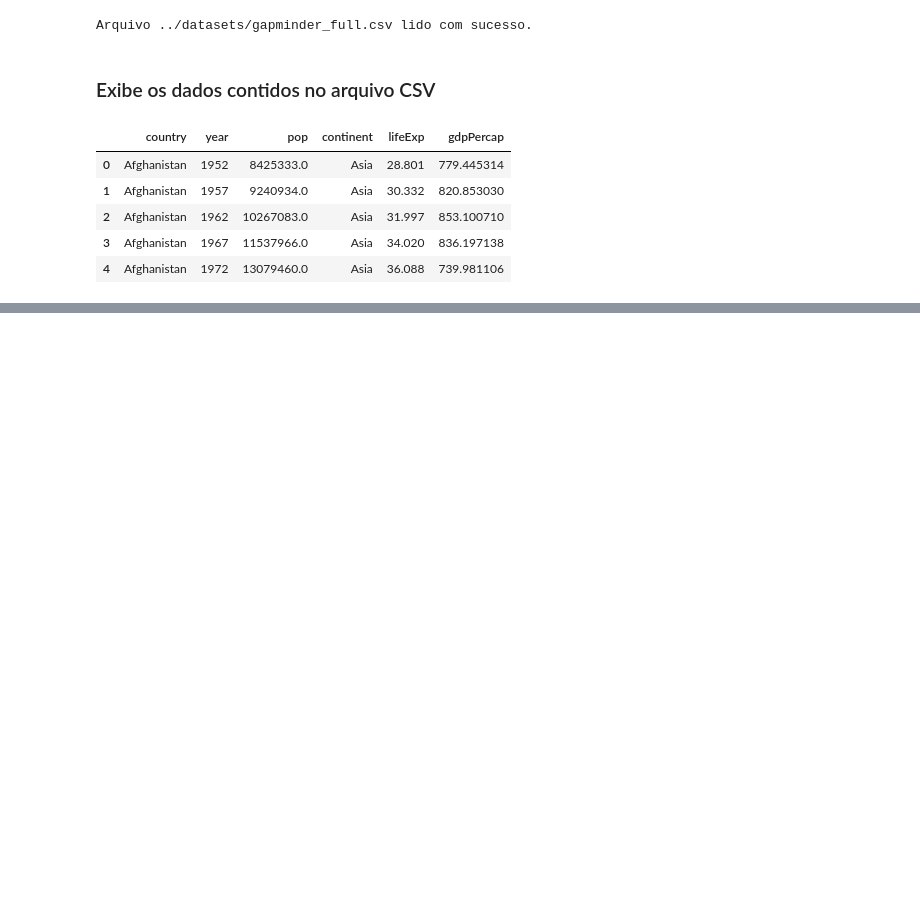
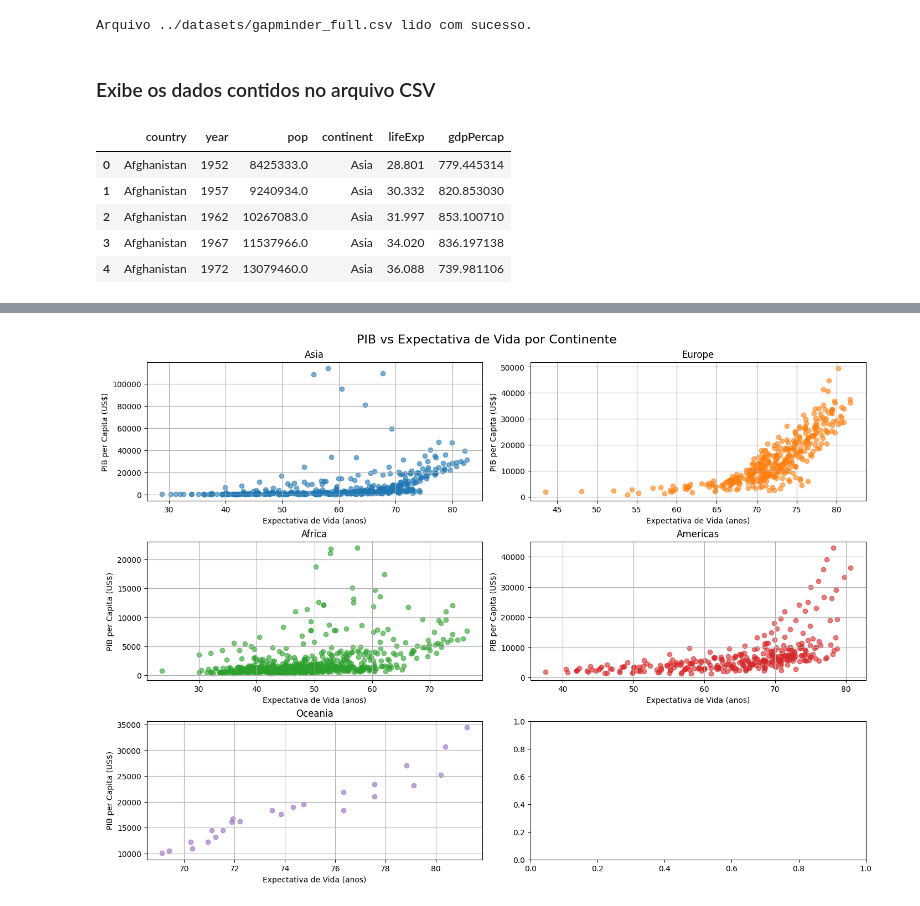
Before and after one commit to tuerepinto/analise-desenvolvimento-humano-economico-global, a Jupyter notebook: notebooks/Análise do Desenvolvimento Humano e Econômico Global com Base no Dataset Gapminder.ipynb, the cells around one changed output, grey strips where cells are left out. Cells and saved outputs as stored; diff of their text form; code cells hidden in the pictures; blank space fills up the shorter version.

```diff
--- a/notebooks/Análise do Desenvolvimento Humano e Econômico Global com Base no Dataset Gapminder.ipynb
+++ b/notebooks/Análise do Desenvolvimento Humano e Econômico Global com Base no Dataset Gapminder.ipynb
@@ -32,0 +58,17 @@ dataframe.head(5)
+# %%
+continentsList = df['continent'].unique().tolist()
+nRows = len(continentsList) - (len(continentsList) // 2 )
+
+scatter_subplots(df,
+                'continent',
+                dfXColFieldName='lifeExp',
+                dfYColFieldName='gdpPercap',
+                nRows=nRows,
+                nCols=2,
+                dataToAnalyze=continentsList,
+                x_colLabel='Expectativa de Vida (anos)',
+                y_colLabel='PIB per Capita (US$)',
+                titulo_geral="PIB vs Expectativa de Vida por Continente",
+                )
+# %% [output]
+[figure, added]
```
Also changed, not shown: parts of 8 cells of this notebook, 3 other files.
